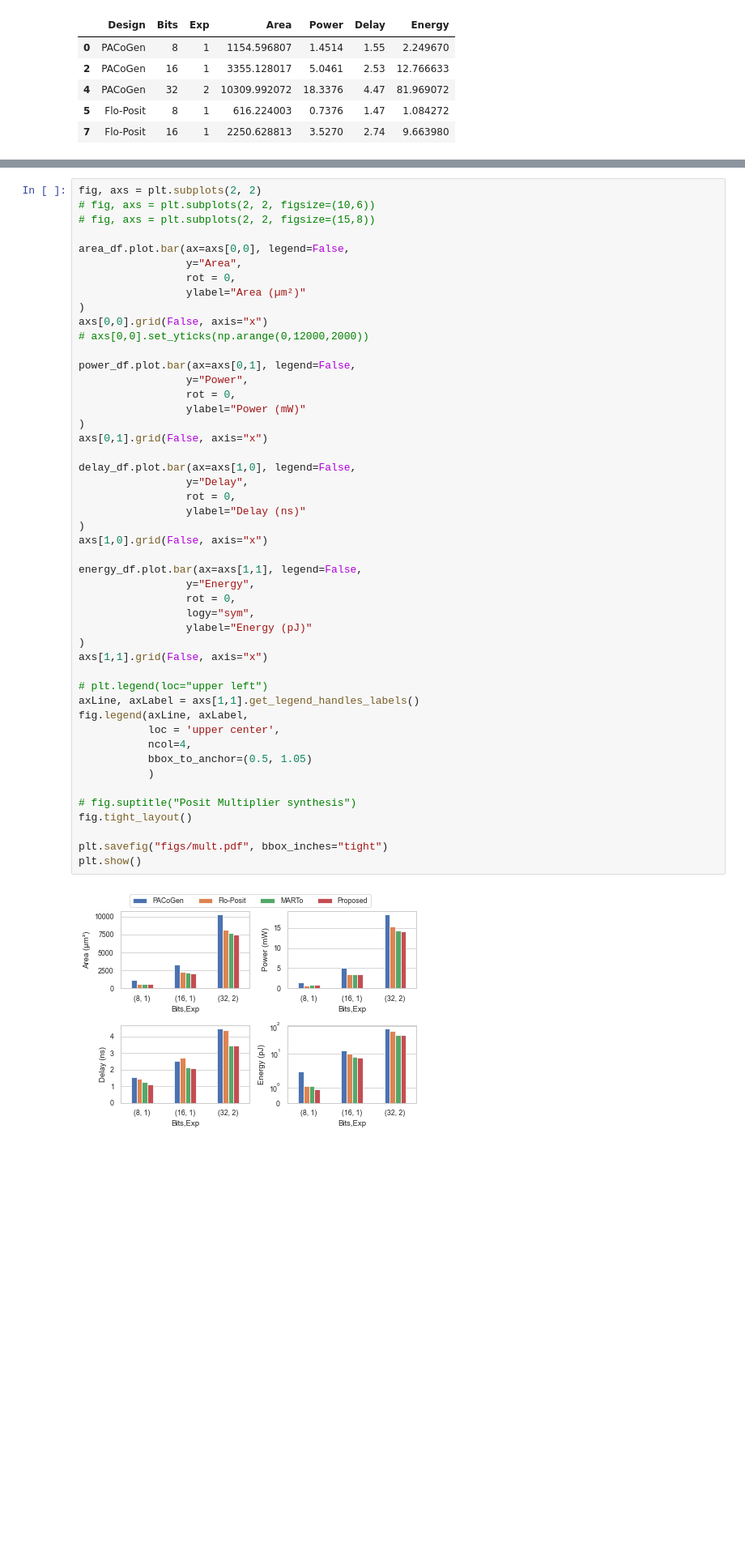
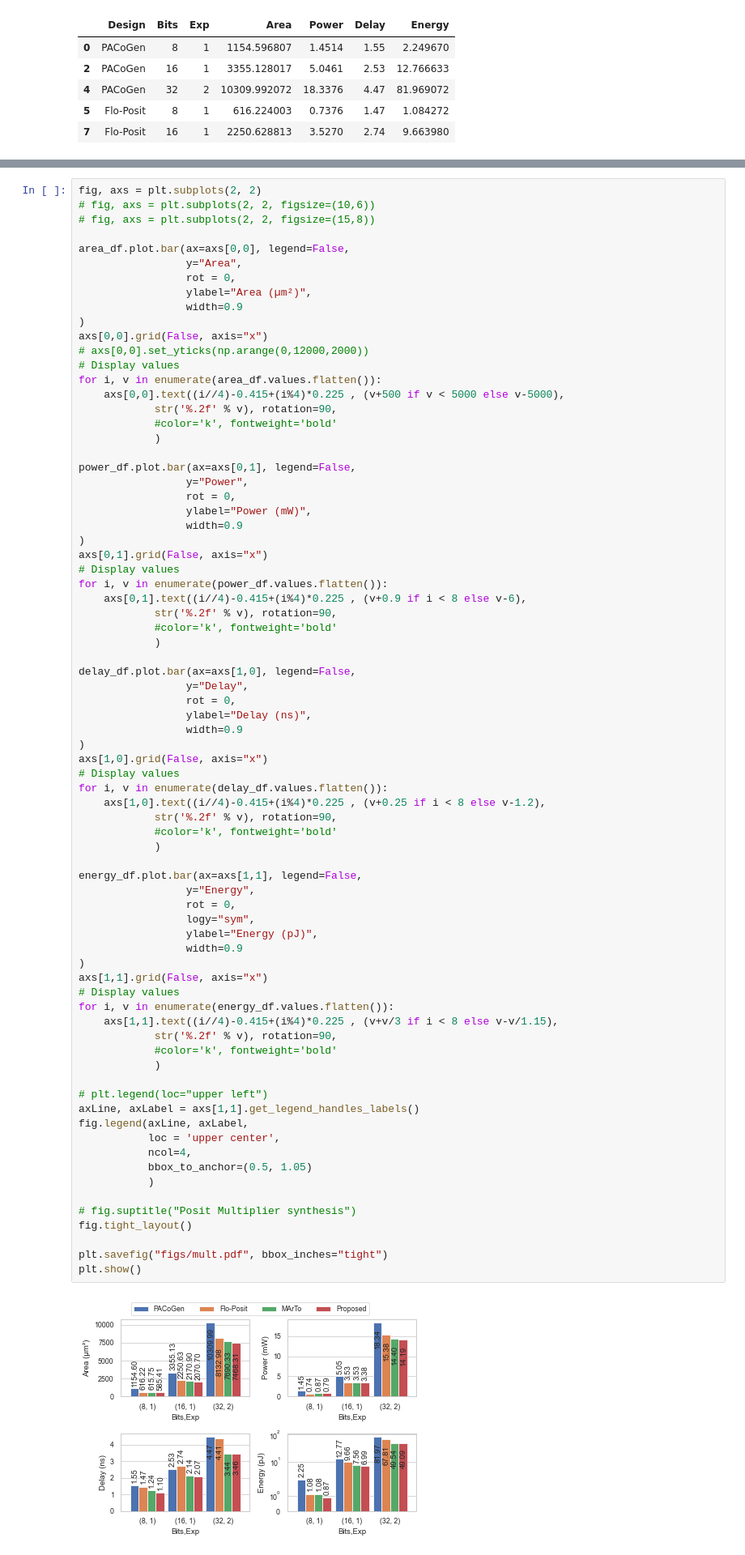
Before and after one commit to RaulMurillo/CoNGA_22, a Jupyter notebook: plot_graphs.ipynb, the cells around one changed output, grey strips where cells are left out. Shown at 81% size. Saved outputs shown, nothing was run; the diff lists cells and outputs as text; blank space fills up the shorter version.

```diff
--- a/plot_graphs.ipynb
+++ b/plot_graphs.ipynb
@@ -223,47 +284,75 @@ fig, axs = plt.subplots(2, 2)
 area_df.plot.bar(ax=axs[0,0], legend=False,
                  y="Area",
                  rot = 0,
-                 ylabel="Area (µm²)"
+                 ylabel="Area (µm²)",
+                 width=0.9
 )
 axs[0,0].grid(False, axis="x")
 # axs[0,0].set_yticks(np.arange(0,12000,2000))
+# Display values
+for i, v in enumerate(area_df.values.flatten()):
+    axs[0,0].text((i//4)-0.415+(i%4)*0.225 , (v+500 if v < 5000 else v-5000),
+            str('%.2f' % v), rotation=90,
+            #color='k', fontweight='bold'
+            )
 
 power_df.plot.bar(ax=axs[0,1], legend=False,
                  y="Power",
                  rot = 0,
-                 ylabel="Power (mW)"
+                 ylabel="Power (mW)",
+                 width=0.9
 )
 axs[0,1].grid(False, axis="x")
+# Display values
+for i, v in enumerate(power_df.values.flatten()):
+    axs[0,1].text((i//4)-0.415+(i%4)*0.225 , (v+0.9 if i < 8 else v-6),
+            str('%.2f' % v), rotation=90,
+            #color='k', fontweight='bold'
+            )
 
 delay_df.plot.bar(ax=axs[1,0], legend=False,
                  y="Delay",
                  rot = 0,
-                 ylabel="Delay (ns)"
+                 ylabel="Delay (ns)",
+                 width=0.9
 )
 axs[1,0].grid(False, axis="x")
+# Display values
+for i, v in enumerate(delay_df.values.flatten()):
+    axs[1,0].text((i//4)-0.415+(i%4)*0.225 , (v+0.25 if i < 8 else v-1.2),
+            str('%.2f' % v), rotation=90,
+            #color='k', fontweight='bold'
+            )
 
 energy_df.plot.bar(ax=axs[1,1], legend=False,
                  y="Energy",
                  rot = 0,
                  logy="sym",
-                 ylabel="Energy (pJ)"
+                 ylabel="Energy (pJ)",
+                 width=0.9
 )
 axs[1,1].grid(False, axis="x")
+# Display values
+for i, v in enumerate(energy_df.values.flatten()):
+    axs[1,1].text((i//4)-0.415+(i%4)*0.225 , (v+v/3 if i < 8 else v-v/1.15),
+            str('%.2f' % v), rotation=90,
+            #color='k', fontweight='bold'
+            )
 
 # plt.legend(loc="upper left")
 axLine, axLabel = axs[1,1].get_legend_handles_labels()
 fig.legend(axLine, axLabel,
            loc = 'upper center',
            ncol=4,
            bbox_to_anchor=(0.5, 1.05)
            )
 
 # fig.suptitle("Posit Multiplier synthesis")
 fig.tight_layout()
 
 plt.savefig("figs/mult.pdf", bbox_inches="tight")
 plt.show()
 # %% [output]
-[figure, old version]
+[figure, new version]
 # %% [markdown]
 ## Single component comparison
```
Also changed, not shown: parts of 16 cells of this notebook, 8 other files.
